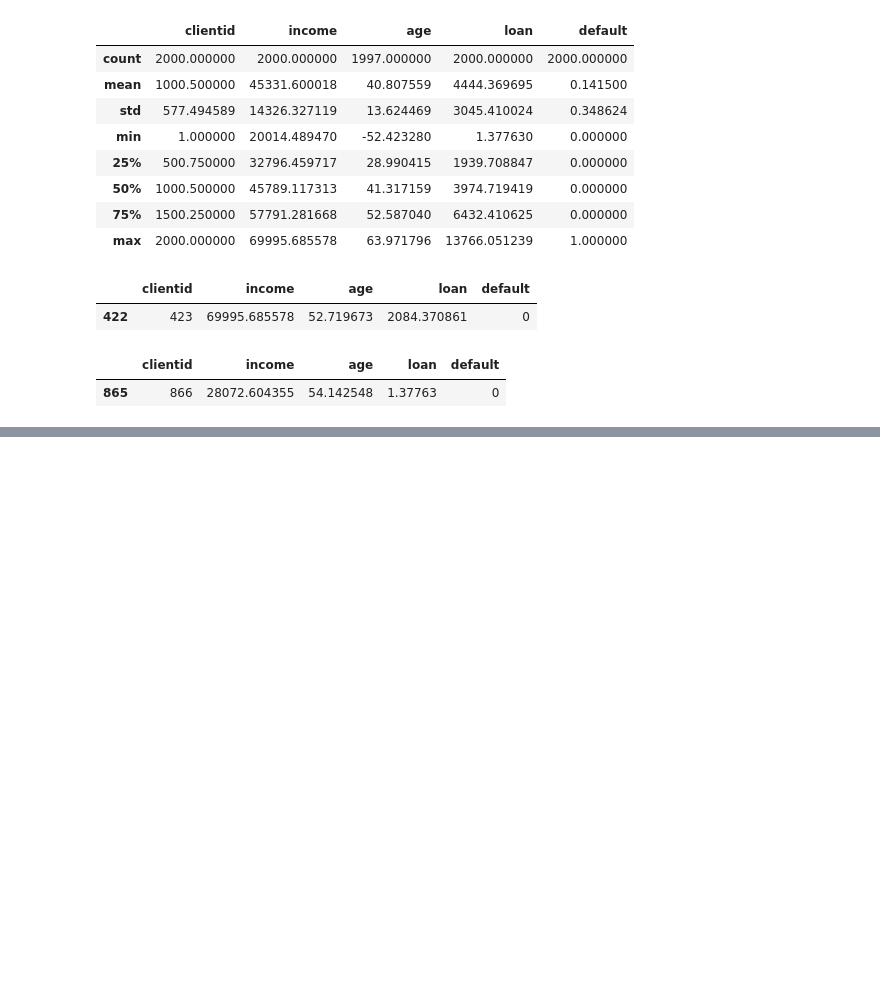
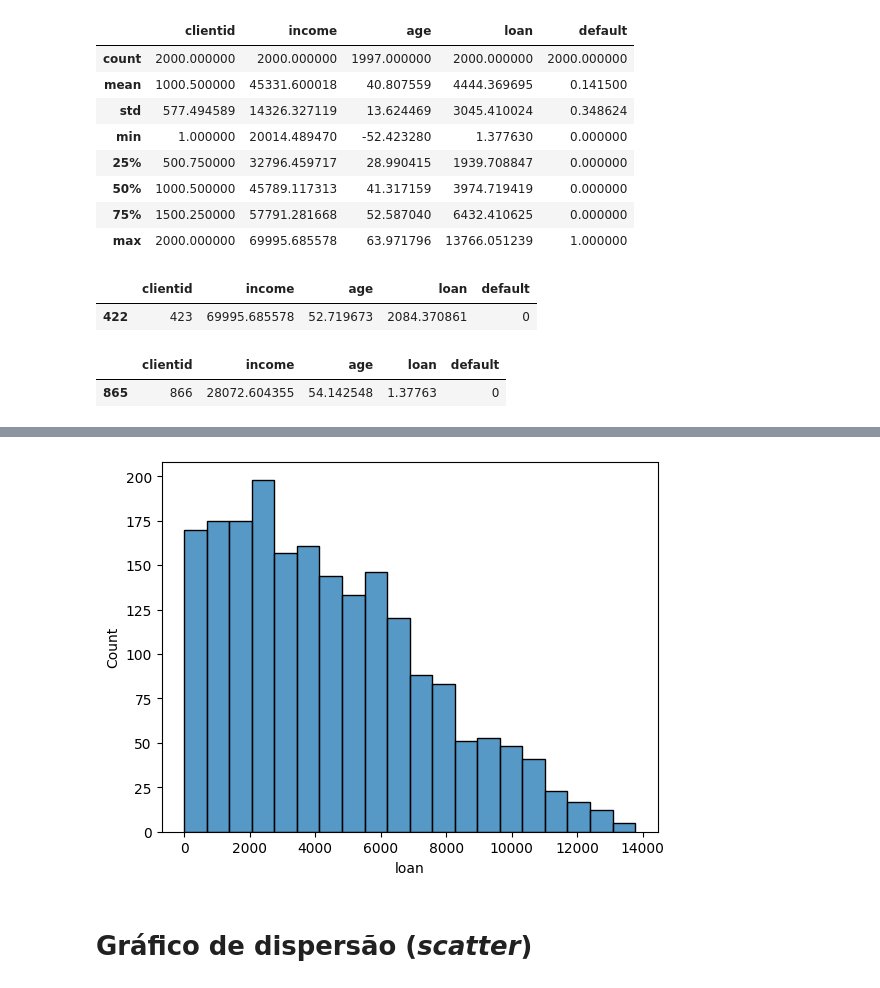
Before and after one commit to ImGabreuw/machine-learning-e-data-science-com-python, a Jupyter notebook: pre-processamento-dos-dados/projects/credit-risk.ipynb, the cells around one changed output, grey strips where cells are left out. Saved outputs shown, nothing was run; the diff lists cells and outputs as text; code cells hidden in the pictures; blank space fills up the shorter version.

```diff
--- a/pre-processamento-dos-dados/projects/credit-risk.ipynb
+++ b/pre-processamento-dos-dados/projects/credit-risk.ipynb
@@ -105,0 +121,6 @@ base_credit[base_credit["loan"] <= 1.377630]
+# %%
+sns.histplot(x = base_credit["loan"]);
+# %% [output]
+[figure, added]
+# %% [markdown]
+# Gráfico de dispersão (_scatter_)
```
Also changed, not shown: parts of 7 cells of this notebook, 4 other files.
